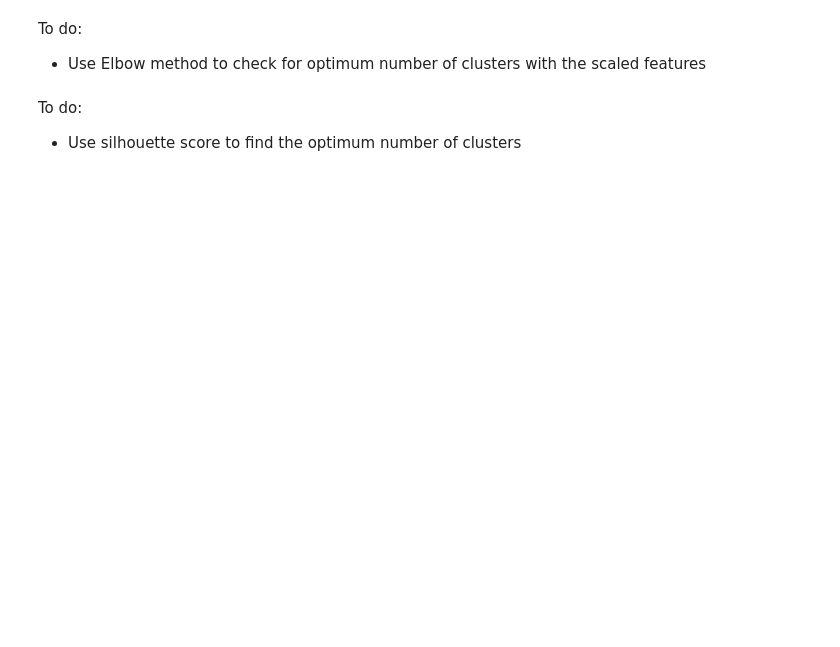
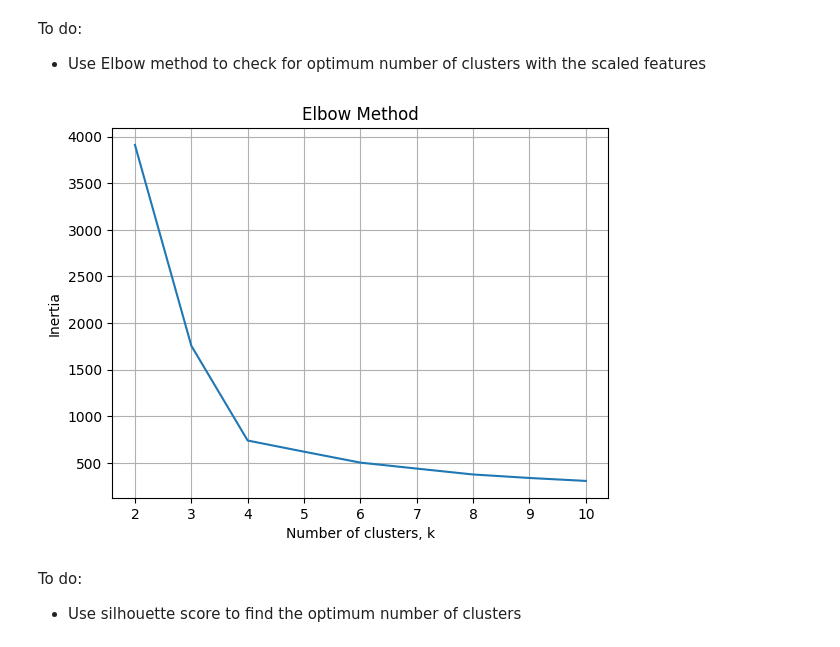
Before and after one commit to wooihaw/k-youth-2603, a Jupyter notebook: Lab_4/Lab_4a.ipynb, the cells around one changed output. Drawn from its saved outputs; the diff is of its cells as text; code cells hidden in the pictures; blank space fills up the shorter version.

```diff
--- a/Lab_4/Lab_4a.ipynb
+++ b/Lab_4/Lab_4a.ipynb
@@ -44,6 +46,20 @@ plt.show()
 # %% [markdown]
 To do:
 - Use Elbow method to check for optimum number of clusters with the scaled features
+# %%
+inertia = []
+for k in range(2, 11):
+    km = KMeans(n_clusters=k, n_init=10).fit(Xs)
+    inertia.append(km.inertia_)
+
+plt.plot(range(2, 11), inertia)
+plt.xlabel('Number of clusters, k')
+plt.ylabel('Inertia')
+plt.title('Elbow Method')
+plt.grid('both')
+plt.show()
+# %% [output]
+[figure, added]
 # %% [markdown]
 To do:
 - Use silhouette score to find the optimum number of clusters
```
Also changed, not shown: parts of 7 cells of this notebook, 9 other files.
